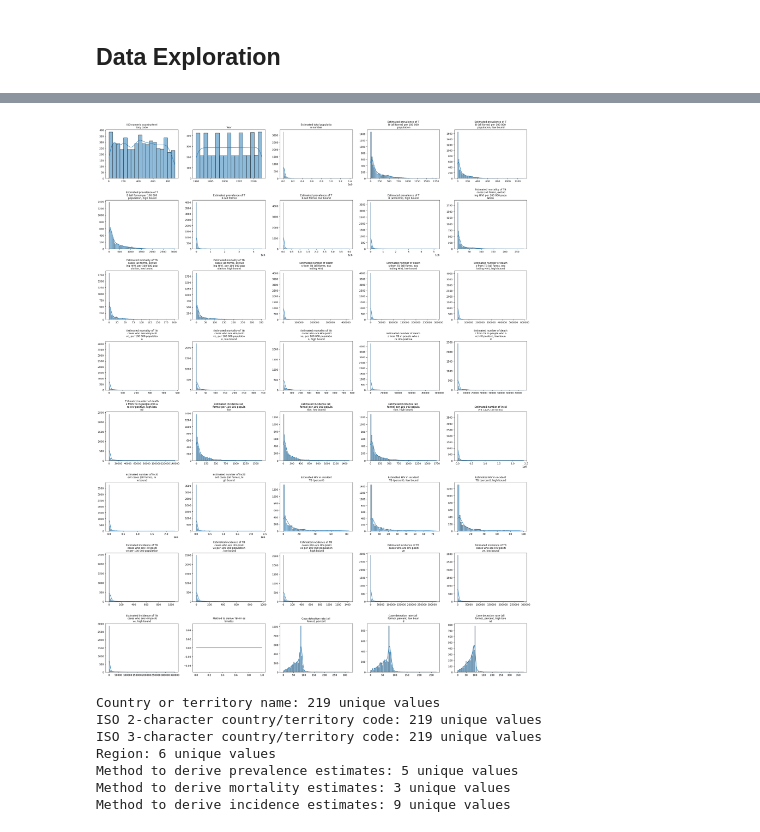
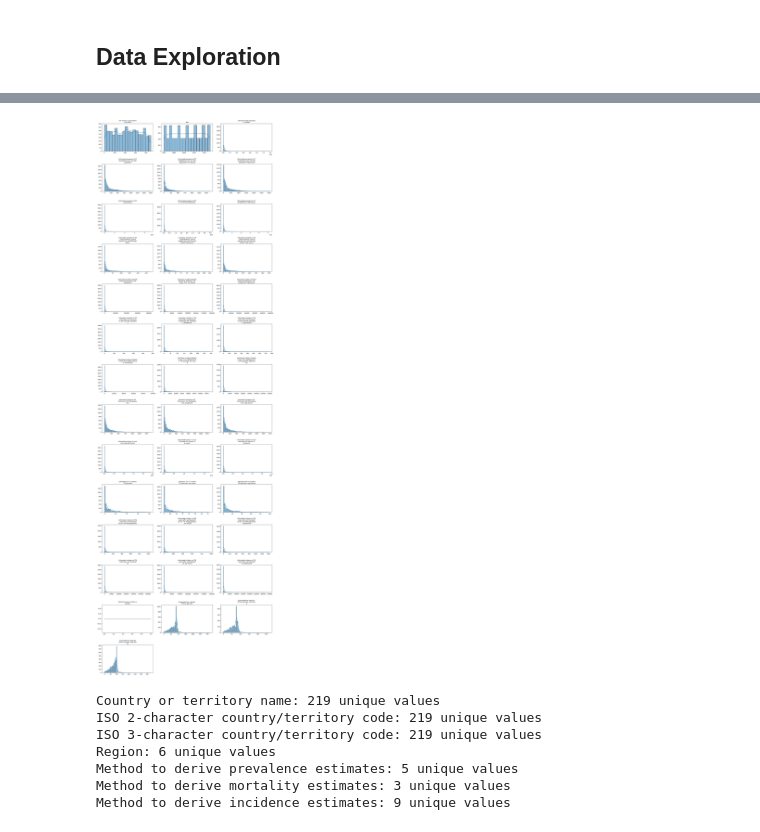
Before and after one commit to murithidenisgitobu/TB-BURDEN-IN-THE-WORLD, a Jupyter notebook: Notebook/TB.ipynb, the cells around one changed output, grey strips where cells are left out. Drawn from its saved outputs; the diff is of its cells as text; code cells hidden in the pictures.

```diff
--- a/Notebook/TB.ipynb
+++ b/Notebook/TB.ipynb
@@ -133,33 +133,33 @@ numeric_columns_data.head()
 # %%
 # Select numeric columns
 numeric_columns_data = df.select_dtypes(include='number')
 num_cols = len(numeric_columns_data.columns)
 
 # Subplot layout
-cols = 5
+cols = 3
 rows = math.ceil(num_cols / cols)
 
 # Create subplots
-plt.figure(figsize=(cols * 5, rows * 4))
+plt.figure(figsize=(cols * 6, rows * 4))
 
 for i, column in enumerate(numeric_columns_data.columns, 1):
     plt.subplot(rows, cols, i)
     sns.histplot(data=numeric_columns_data, x=column, kde=True)
 
     # Improve title formatting:
     # 1. Replace underscores with spaces
     # 2. Wrap long titles to fit within the subplot
     clean_title = column.replace('_', ' ')
     wrapped_title = '\n'.join([clean_title[i:i+25] for i in range(0, len(clean_title), 25)])
 
     plt.title(wrapped_title, fontsize=10)
     plt.xlabel('')
     plt.ylabel('')
 
 plt.tight_layout()
 plt.show()
 # %% [output]
-[figure, old version]
+[figure, new version]
 # %%
 # Select only non-numeric data types
 cat_cols_data = df.select_dtypes(exclude="number")
```
